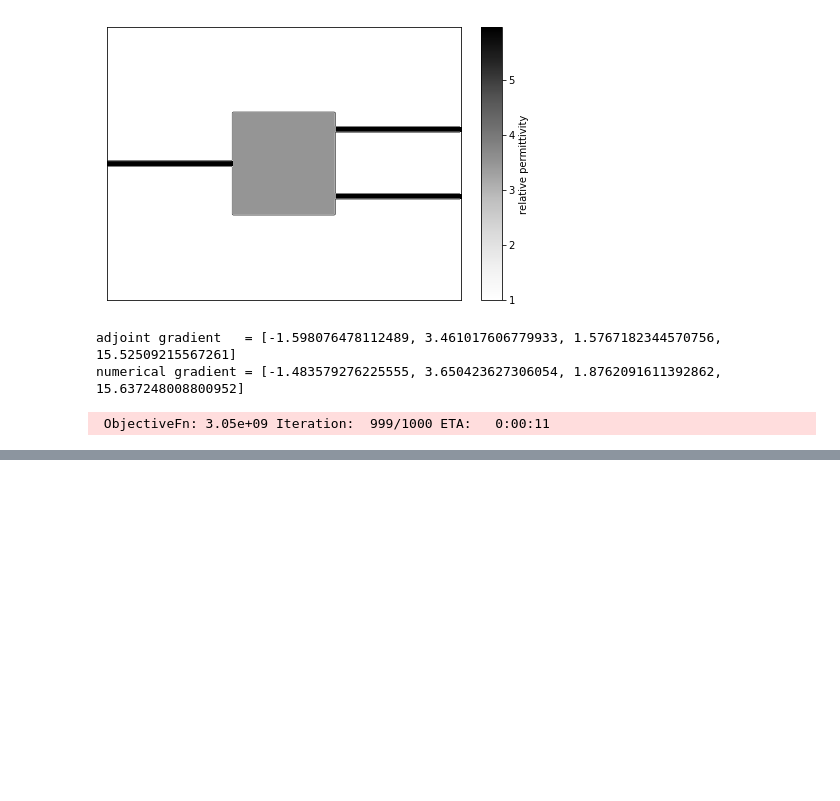
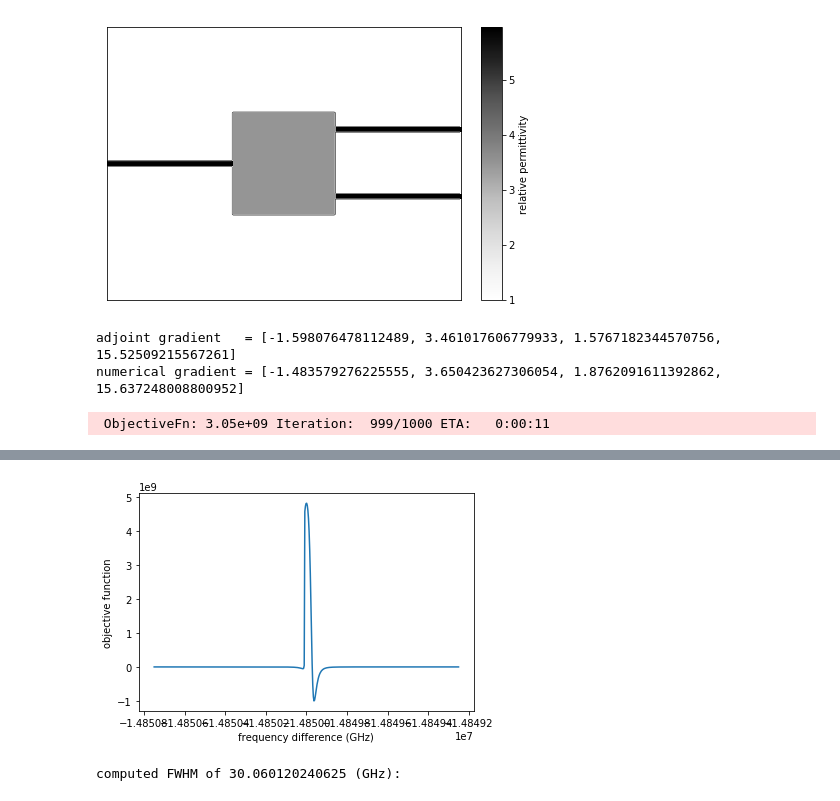
Before and after one commit to fancompute/angler, a Jupyter notebook: Notebooks/LBFGS.ipynb, the cells around one changed output, grey strips where cells are left out. Drawn from its saved outputs; the diff is of its cells as text; code cells hidden in the pictures; blank space fills up the shorter version.

```diff
--- a/Notebooks/LBFGS.ipynb
+++ b/Notebooks/LBFGS.ipynb
@@ -256,8 +264,9 @@ plt.show()
 # %%
-freqs, objs, FWHM = optimization.scan_frequency(Nf=100, df=1/100)
+freqs, objs, FWHM = optimization.scan_frequency(Nf=500, df=1/100)
 optimization.simulation.omega = omega
-plt.plot(freqs, objs)
-plt.xlabel('frequency (Hz)')
+plt.plot([f/1e9 - 150e5 for f in freqs], objs)
+plt.xlabel('frequency difference (GHz)')
 plt.ylabel('objective function')
 plt.show()
-print('computed FWHM of {}:'.format(FWHM))
+print('computed FWHM of {} (GHz):'.format(FWHM/1e9))
+# %% [output]
@@ -264,3 +274,5 @@ print('computed FWHM of {}:'.format(FWHM))
+[figure, added]
+computed FWHM of 30.060120240625 (GHz):
 # %%
 
 # plot optimization results
```
Also changed, not shown: parts of 8 cells of this notebook, 1 other file.
